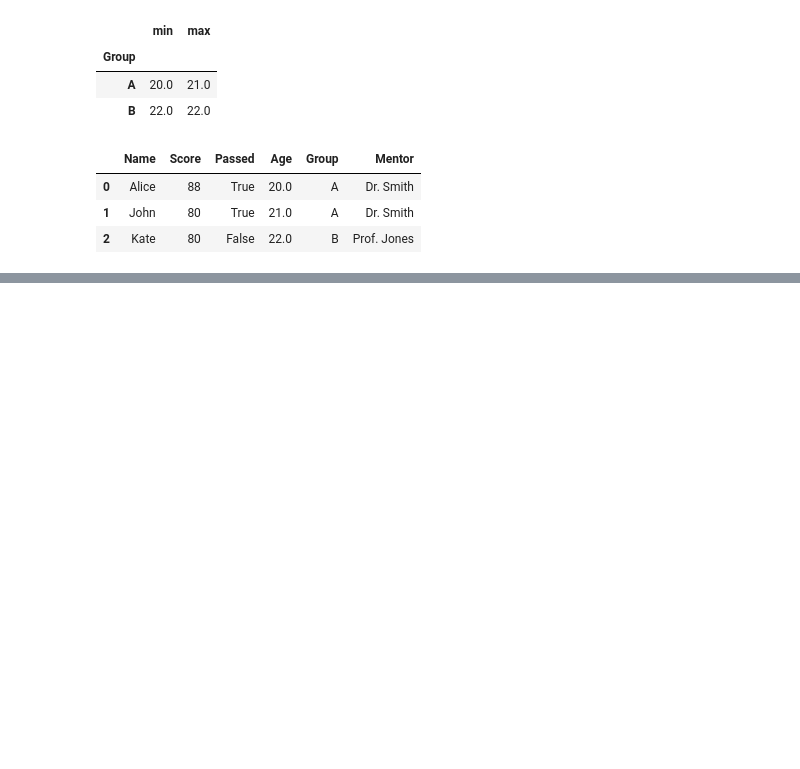
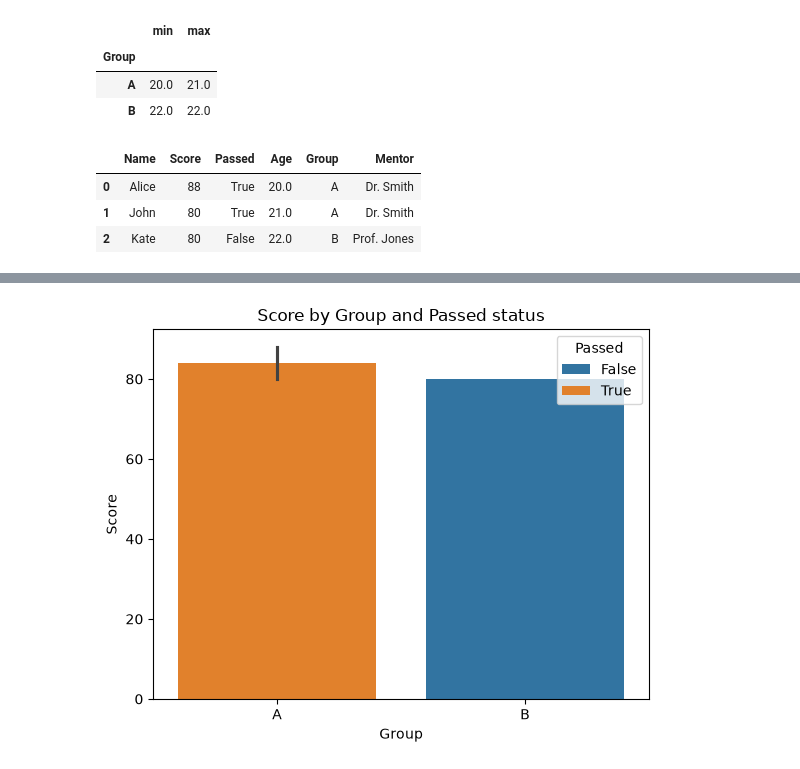
Before and after one commit to GreedIsGoody/pandas-tut, a Jupyter notebook: test.ipynb, the cells around one changed output, grey strips where cells are left out. Drawn from its saved outputs; the diff is of its cells as text; code cells hidden in the pictures; blank space fills up the shorter version.

```diff
--- a/test.ipynb
+++ b/test.ipynb
@@ -851,0 +949,6 @@ merged_df
+# %%
+sns.barplot(data=merged_df, x='Group', y='Score', hue='Passed')
+plt.title('Score by Group and Passed status')
+plt.show()
+# %% [output]
+[figure, added]
```
Also changed, not shown: parts of 9 cells of this notebook, 1 other file.
